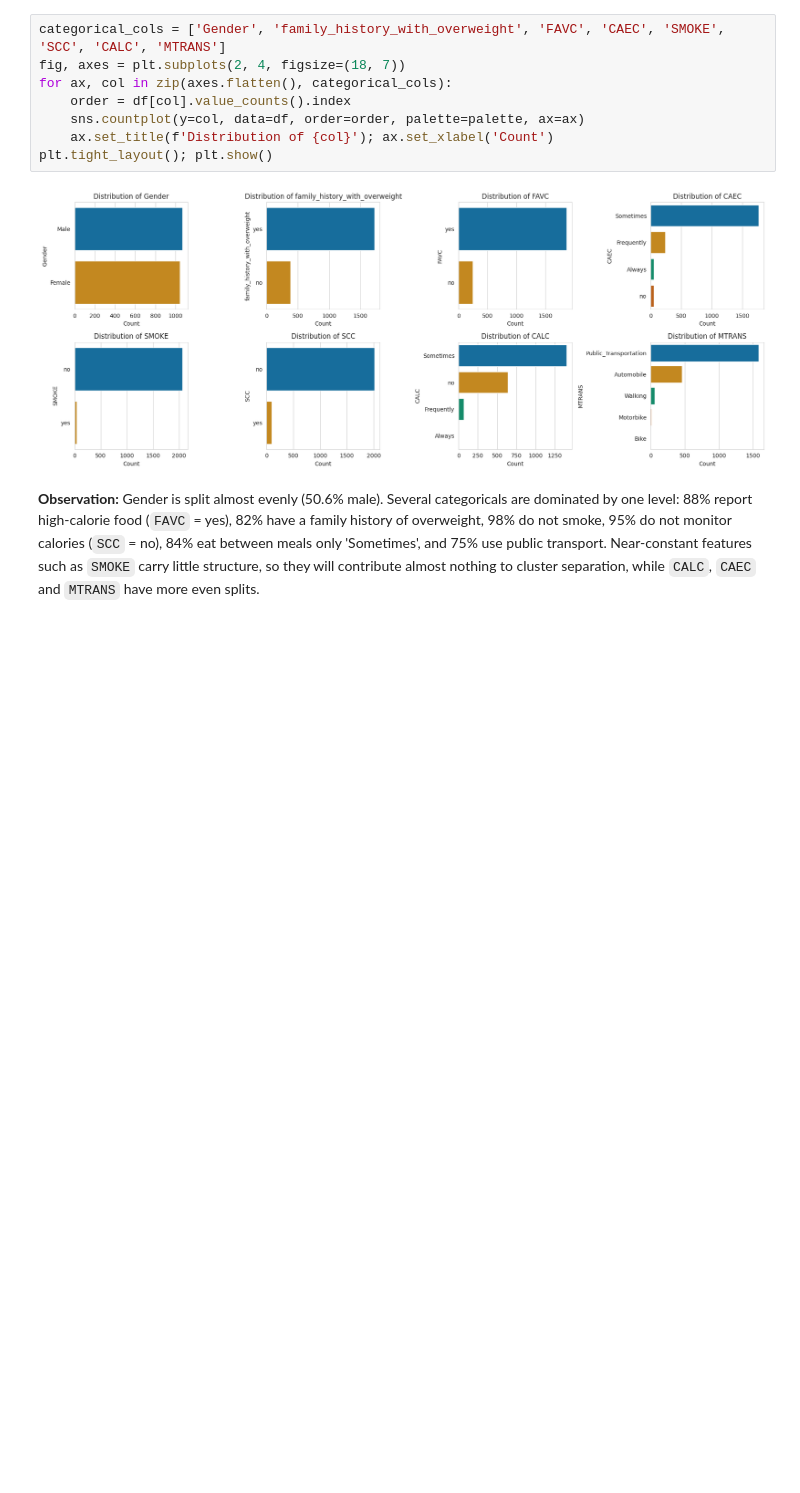
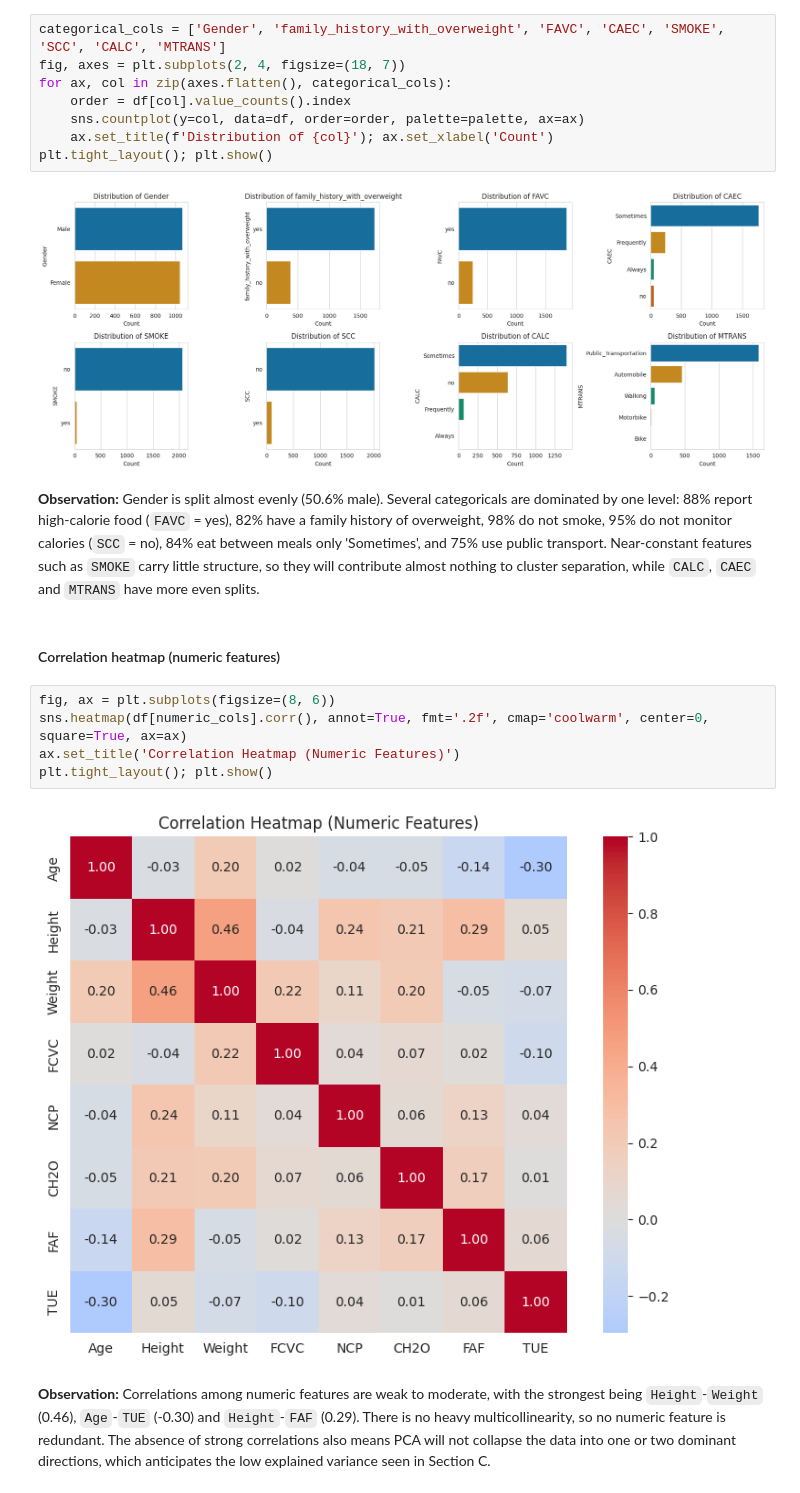
Before and after one commit to Isvarr/capstone_ml, a Jupyter notebook: clustering.ipynb, the cells around one changed output. Cells and saved outputs as stored; diff of their text form; blank space fills up the shorter version.

```diff
--- a/clustering.ipynb
+++ b/clustering.ipynb
@@ -119,3 +119,14 @@ plt.tight_layout(); plt.show()
 [figure]
 # %% [markdown]
 **Observation:** Gender is split almost evenly (50.6% male). Several categoricals are dominated by one level: 88% report high-calorie food (`FAVC` = yes), 82% have a family history of overweight, 98% do not smoke, 95% do not monitor calories (`SCC` = no), 84% eat between meals only 'Sometimes', and 75% use public transport. Near-constant features such as `SMOKE` carry little structure, so they will contribute almost nothing to cluster separation, while `CALC`, `CAEC` and `MTRANS` have more even splits.
+# %% [markdown]
+#### Correlation heatmap (numeric features)
+# %%
+fig, ax = plt.subplots(figsize=(8, 6))
+sns.heatmap(df[numeric_cols].corr(), annot=True, fmt='.2f', cmap='coolwarm', center=0, square=True, ax=ax)
+ax.set_title('Correlation Heatmap (Numeric Features)')
+plt.tight_layout(); plt.show()
+# %% [output]
+[figure, added]
+# %% [markdown]
+**Observation:** Correlations among numeric features are weak to moderate, with the strongest being `Height`-`Weight` (0.46), `Age`-`TUE` (-0.30) and `Height`-`FAF` (0.29). There is no heavy multicollinearity, so no numeric feature is redundant. The absence of strong correlations also means PCA will not collapse the data into one or two dominant directions, which anticipates the low explained variance seen in Section C.
```
Also changed, not shown: parts of 12 cells of this notebook.
